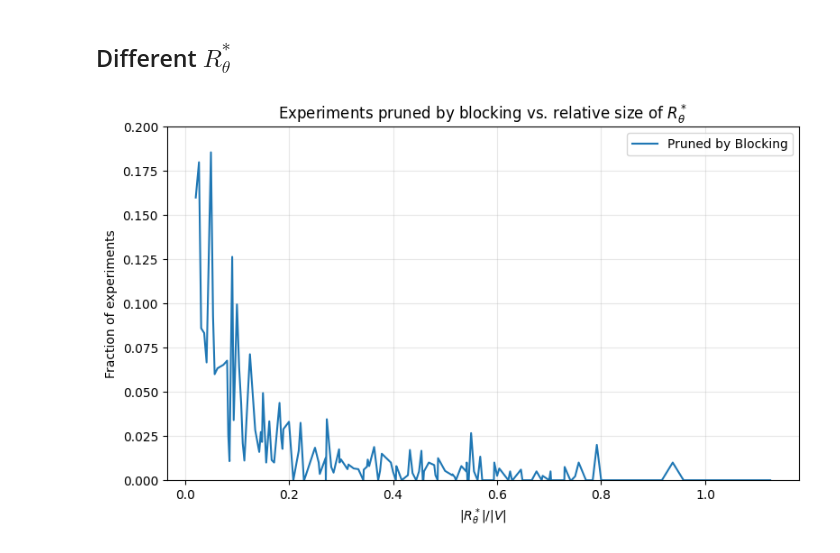
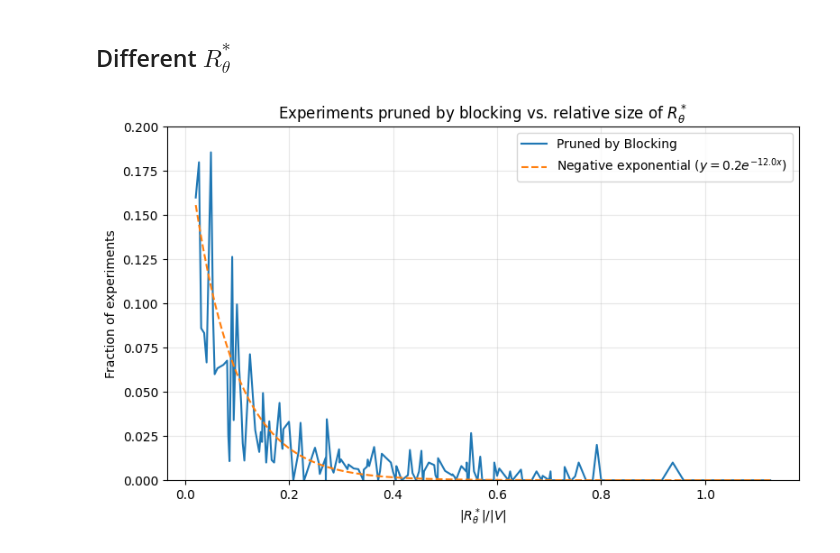
Before and after one commit to tmaringgele/optimal-experiments-for-partial-ID, a Jupyter notebook: evaluation.ipynb, the cells around one changed output. Drawn from its saved outputs; the diff is of its cells as text; code cells hidden in the pictures.

```diff
--- a/evaluation.ipynb
+++ b/evaluation.ipynb
@@ -198,32 +201,32 @@ plt.show()
 # %%
 plot_df = (
     df.assign(
         r_star_frac=df["n_R_theta_star"] / df["n_vars"],
         fraction_id=df["id_pruned"] / df["n_experiments"],
         fraction_blocked=df["blocked_pruned"] / df["n_experiments"],
     )
     .groupby("r_star_frac", as_index=False)[["fraction_id", "fraction_blocked"]]
     .mean()
     .sort_values("r_star_frac")
 )
 
 plt.figure(figsize=(8, 5))
 # plt.plot(plot_df["r_star_frac"], plot_df["fraction_id"], marker="o", label="Identifiable")
 plt.plot(plot_df["r_star_frac"], plot_df["fraction_blocked"], label="Pruned by Blocking")
 
 # Negative exponential curve: y = a * exp(-b x)
 x_exp = np.linspace(plot_df["r_star_frac"].min(), plot_df["r_star_frac"].max(), 300)
-a, b = 0.2, 3.0
+a, b = 0.2, 12.0
 y_exp = a * np.exp(-b * x_exp)
 plt.plot(x_exp, y_exp, linestyle="--", label=rf"Negative exponential ($y={a}e^{{-{b}x}}$)")
 
 plt.xlabel(r"$|R^*_\theta|/|V|$")
 plt.ylabel("Fraction of experiments")
 plt.title(r"Experiments pruned by blocking vs. relative size of $R^*_\theta$")
 plt.ylim(0, 0.2)
 plt.grid(alpha=0.3)
 plt.legend()
 plt.tight_layout()
 plt.show()
 # %% [output]
-[figure, old version]
+[figure, new version]
```
Also changed, not shown: parts of 1 cell of this notebook, 1 other file.
